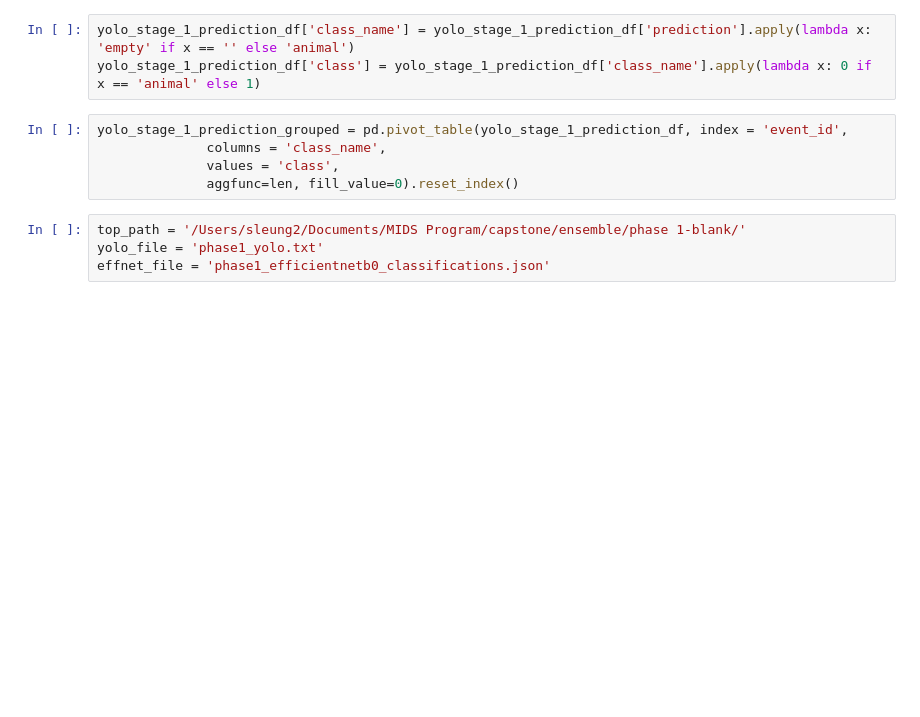
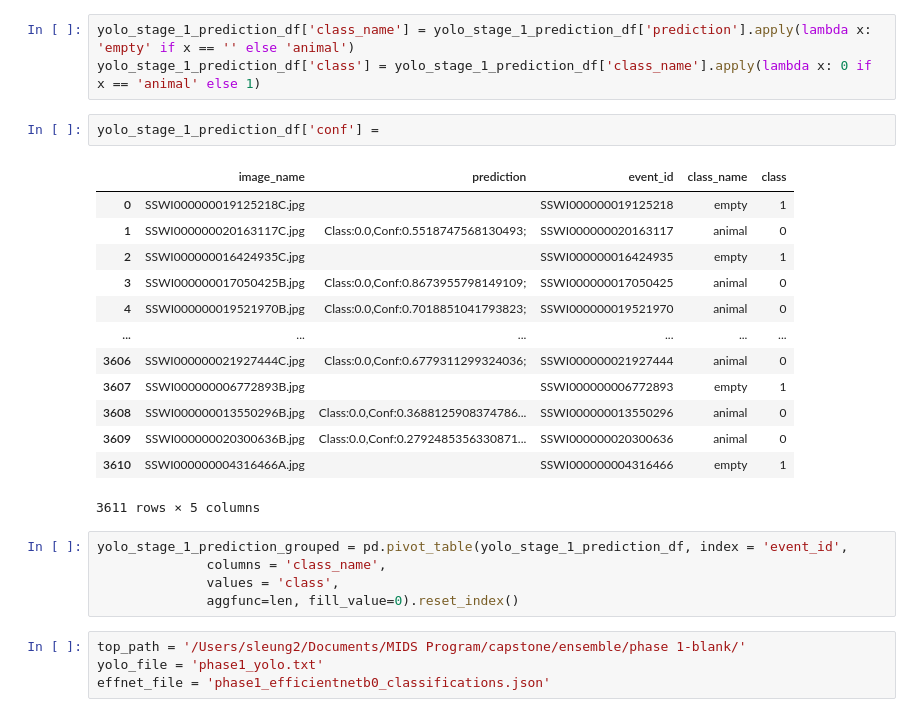
Before and after one commit to jroshanucb/capstone, a Jupyter notebook: ensemble/Ensemble Predictions.ipynb, the cells around one changed output. Drawn from its saved outputs; the diff is of its cells as text; blank space fills up the shorter version.

Commit message:
Ensemble Stage 1 (blank) done

```diff
--- a/ensemble/Ensemble Predictions.ipynb
+++ b/ensemble/Ensemble Predictions.ipynb
@@ -103,6 +81,22 @@ KeyError: 'image_name'
 # %%
 yolo_stage_1_prediction_df['class_name'] = yolo_stage_1_prediction_df['prediction'].apply(lambda x: 'empty' if x == '' else 'animal')
 yolo_stage_1_prediction_df['class'] = yolo_stage_1_prediction_df['class_name'].apply(lambda x: 0 if x == 'animal' else 1)
+# %%
+yolo_stage_1_prediction_df['conf'] =
+# %% [output]
+|  | image_name | prediction | event_id | class_name | class |
+| 0 | SSWI000000019125218C.jpg |  | SSWI000000019125218 | empty | 1 |
+| 1 | SSWI000000020163117C.jpg | Class:0.0,Conf:0.5518747568130493; | SSWI000000020163117 | animal | 0 |
+| 2 | SSWI000000016424935C.jpg |  | SSWI000000016424935 | empty | 1 |
+| 3 | SSWI000000017050425B.jpg | Class:0.0,Conf:0.8673955798149109; | SSWI000000017050425 | animal | 0 |
+| 4 | SSWI000000019521970B.jpg | Class:0.0,Conf:0.7018851041793823; | SSWI000000019521970 | animal | 0 |
+| ... | ... | ... | ... | ... | ... |
+| 3606 | SSWI000000021927444C.jpg | Class:0.0,Conf:0.6779311299324036; | SSWI000000021927444 | animal | 0 |
+| 3607 | SSWI000000006772893B.jpg |  | SSWI000000006772893 | empty | 1 |
+| 3608 | SSWI000000013550296B.jpg | Class:0.0,Conf:0.3688125908374786... | SSWI000000013550296 | animal | 0 |
+| 3609 | SSWI000000020300636B.jpg | Class:0.0,Conf:0.2792485356330871... | SSWI000000020300636 | animal | 0 |
+| 3610 | SSWI000000004316466A.jpg |  | SSWI000000004316466 | empty | 1 |
+3611 rows × 5 columns
 # %%
 yolo_stage_1_prediction_grouped = pd.pivot_table(yolo_stage_1_prediction_df, index = 'event_id',
               columns = 'class_name',
```
Also changed, not shown: parts of 20 cells of this notebook, 4 other files.
